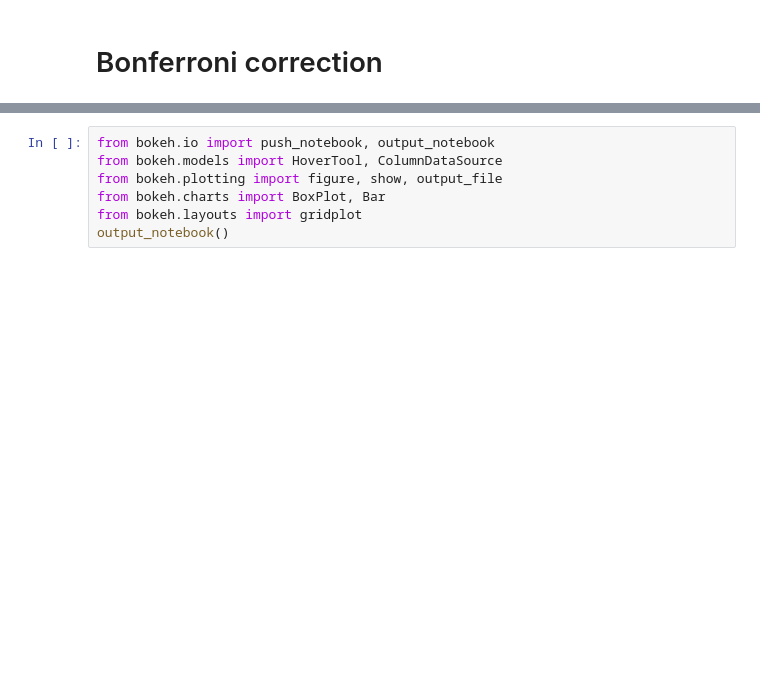
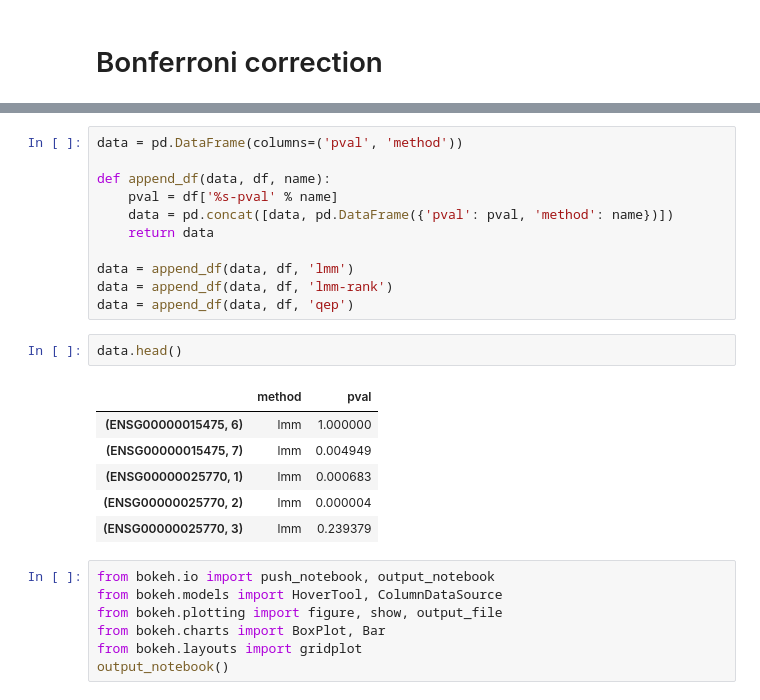
Before and after one commit to annacuomo/fastglmm-paper, a Jupyter notebook: alternative-splicing/Hits.ipynb, the cells around one changed output, grey strips where cells are left out. Cells and saved outputs as stored; diff of their text form; blank space fills up the shorter version.

```diff
--- a/alternative-splicing/Hits.ipynb
+++ b/alternative-splicing/Hits.ipynb
@@ -29,3 +53,23 @@ Number of tests: 137228
+# %%
+data = pd.DataFrame(columns=('pval', 'method'))
+
+def append_df(data, df, name):
+    pval = df['%s-pval' % name]
+    data = pd.concat([data, pd.DataFrame({'pval': pval, 'method': name})])
+    return data
+
+data = append_df(data, df, 'lmm')
+data = append_df(data, df, 'lmm-rank')
+data = append_df(data, df, 'qep')
+# %%
+data.head()
+# %% [output]
+|  | method | pval |
+| (ENSG00000015475, 6) | lmm | 1.000000 |
+| (ENSG00000015475, 7) | lmm | 0.004949 |
+| (ENSG00000025770, 1) | lmm | 0.000683 |
+| (ENSG00000025770, 2) | lmm | 0.000004 |
+| (ENSG00000025770, 3) | lmm | 0.239379 |
 # %%
 from bokeh.io import push_notebook, output_notebook
 from bokeh.models import HoverTool, ColumnDataSource
```
Also changed, not shown: parts of 8 cells of this notebook, 4 other files.
